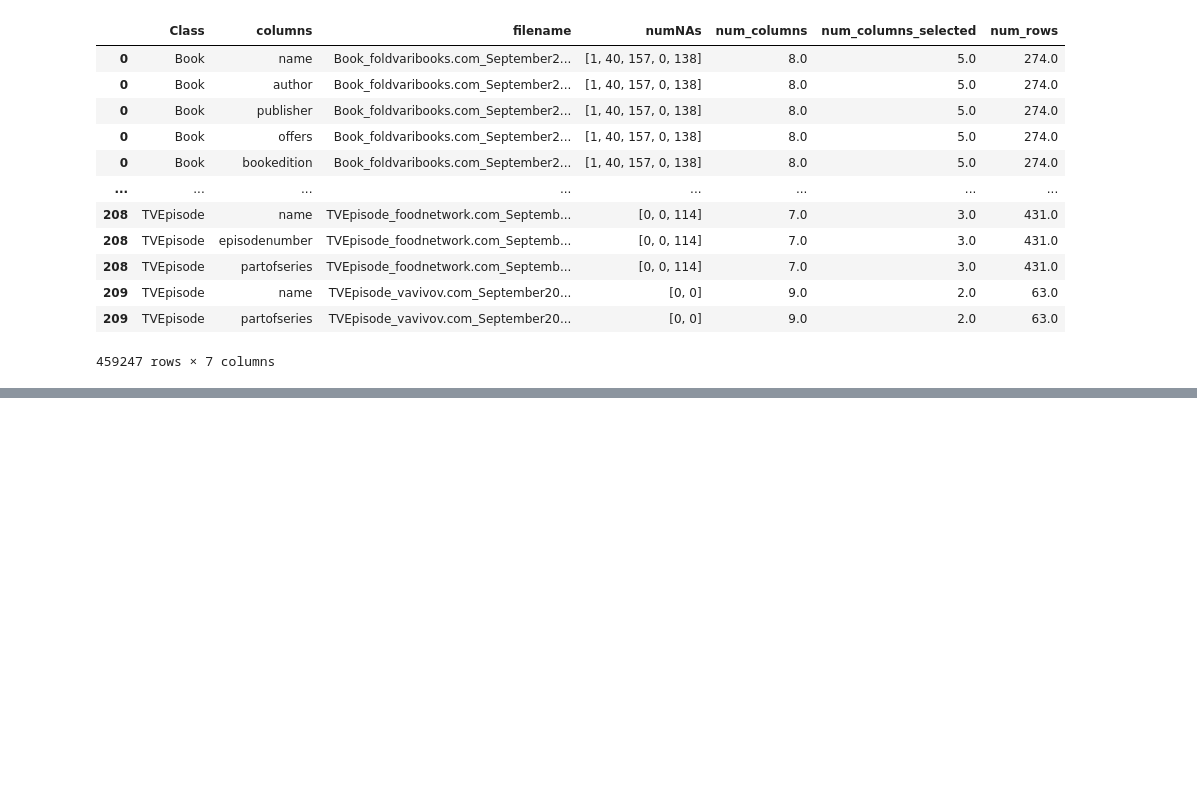
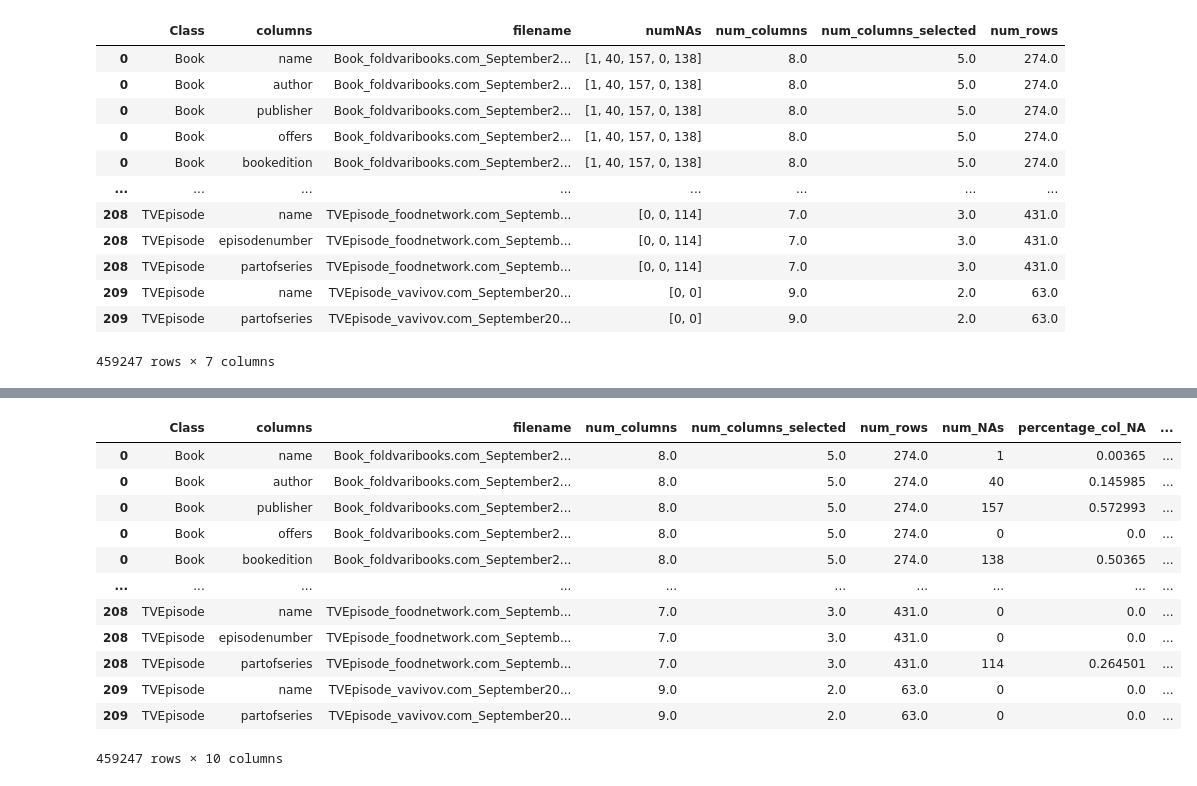
Before and after one commit to NiklasSabel/data_integration_using_deep_learning, a Jupyter notebook: notebooks/Schema/filter_tables_jh.ipynb, the cells around one changed output, grey strips where cells are left out. Saved outputs shown, nothing was run; the diff lists cells and outputs as text; code cells hidden in the pictures; blank space fills up the shorter version.

```diff
--- a/notebooks/Schema/filter_tables_jh.ipynb
+++ b/notebooks/Schema/filter_tables_jh.ipynb
@@ -299 +485,21 @@ for index in columns_sorted.filename:
+# %%
+#together['sum_NA_tables'] = overview_2['count_NAs']
+#together = together.rename(columns={'percentage_NAs':'percentage_col_NA'})
+total_NA_p = together.sum_NA_tables/(together.num_columns_selected*together.num_rows)
+together['percentage_table_NA'] = total_NA_p
+together
+# %% [output]
+|  | Class | columns | filename | num_columns | num_columns_selected | num_rows | num_NAs | percentage_col_NA | ... |
+| 0 | Book | name | Book_foldvaribooks.com_September2... | 8.0 | 5.0 | 274.0 | 1 | 0.00365 | ... |
+| 0 | Book | author | Book_foldvaribooks.com_September2... | 8.0 | 5.0 | 274.0 | 40 | 0.145985 | ... |
+| 0 | Book | publisher | Book_foldvaribooks.com_September2... | 8.0 | 5.0 | 274.0 | 157 | 0.572993 | ... |
+| 0 | Book | offers | Book_foldvaribooks.com_September2... | 8.0 | 5.0 | 274.0 | 0 | 0.0 | ... |
+| 0 | Book | bookedition | Book_foldvaribooks.com_September2... | 8.0 | 5.0 | 274.0 | 138 | 0.50365 | ... |
+| ... | ... | ... | ... | ... | ... | ... | ... | ... | ... |
+| 208 | TVEpisode | name | TVEpisode_foodnetwork.com_Septemb... | 7.0 | 3.0 | 431.0 | 0 | 0.0 | ... |
+| 208 | TVEpisode | episodenumber | TVEpisode_foodnetwork.com_Septemb... | 7.0 | 3.0 | 431.0 | 0 | 0.0 | ... |
+| 208 | TVEpisode | partofseries | TVEpisode_foodnetwork.com_Septemb... | 7.0 | 3.0 | 431.0 | 114 | 0.264501 | ... |
+| 209 | TVEpisode | name | TVEpisode_vavivov.com_September20... | 9.0 | 2.0 | 63.0 | 0 | 0.0 | ... |
+| 209 | TVEpisode | partofseries | TVEpisode_vavivov.com_September20... | 9.0 | 2.0 | 63.0 | 0 | 0.0 | ... |
+459247 rows × 10 columns
 # %%
```
Also changed, not shown: parts of 25 cells of this notebook, 9 other files.
